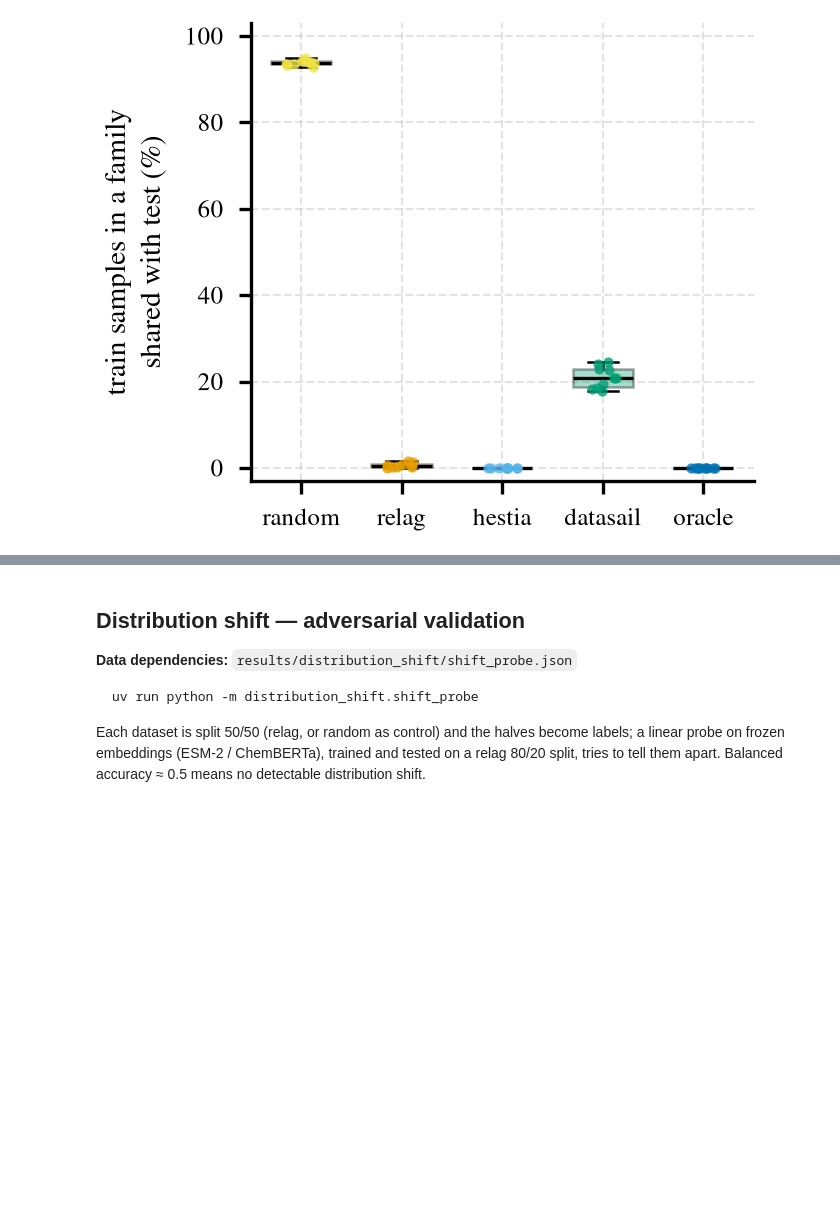
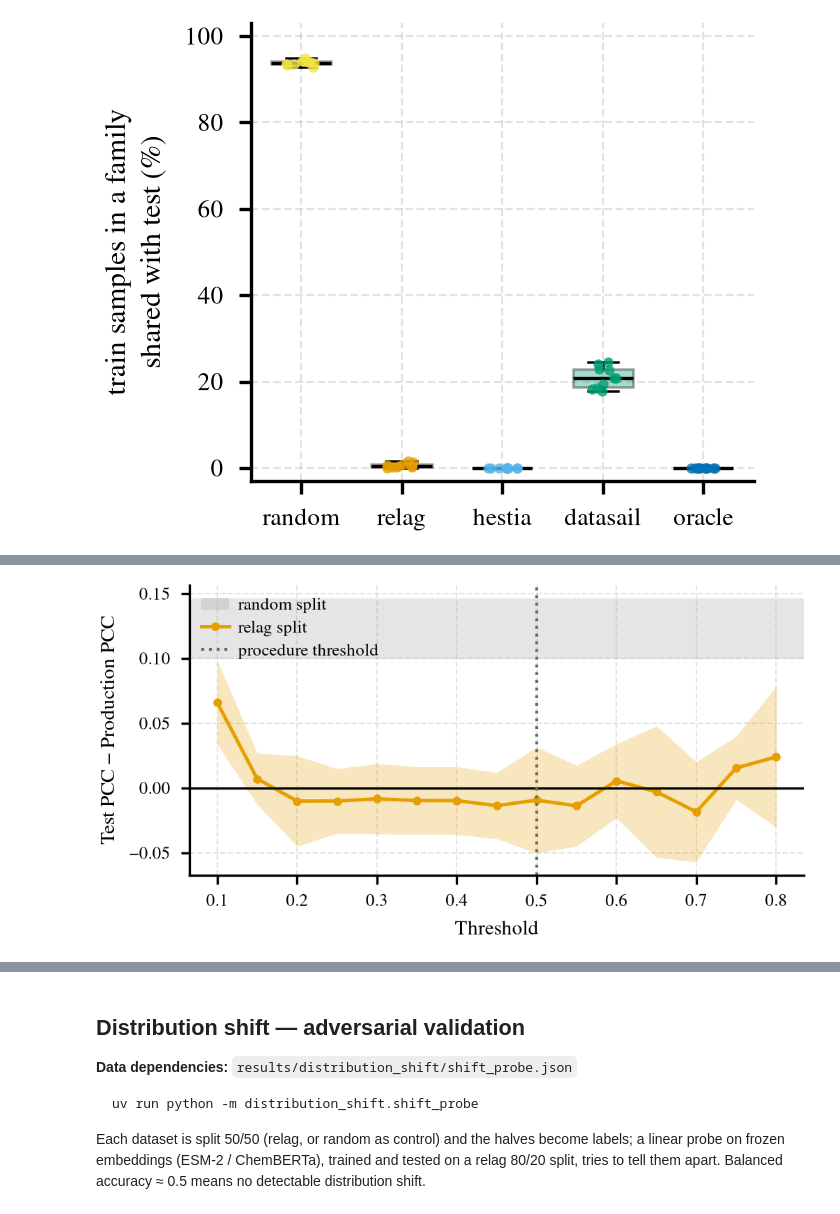
Before and after one commit to anthol42/relag-paper, a Jupyter notebook: notebooks/comparison_figures.ipynb, the cells around one changed output, grey strips where cells are left out. Cells and saved outputs as stored; diff of their text form; code cells hidden in the pictures; blank space fills up the shorter version.

```diff
--- a/notebooks/comparison_figures.ipynb
+++ b/notebooks/comparison_figures.ipynb
@@ -1389,0 +1400,40 @@ relag               0.97               0.9              0.9
+# %%
+# ---- Oracle threshold: test - production gap vs threshold ------------------------
+# Line + band = mean ± std over repeats of relag splits; gray band = random split.
+# Triangles = oracle threshold of each repeat (min |delta|); dotted = procedure's tau.
+
+with open(Path("..") / "results" / "synthetic" / "oracle_threshold.json") as f:
+    oracle = json.load(f)
+
+def plot_oracle_threshold():
+    thresholds = np.array(oracle["settings"]["thresholds"])
+    deltas = np.array([[t.get("delta", np.nan) for t in r["relag"]] for r in oracle["records"]])
+    random = np.array([r["random"]["delta"] for r in oracle["records"]])
+    oracle_tau = thresholds[np.nanargmin(np.abs(deltas), axis=1)]
+
+    fig, ax = plt.subplots(figsize=(FIG_W * 1.5, FIG_H))
+    ax.axhspan(random.mean() - random.std(ddof=1), random.mean() + random.std(ddof=1),
+               color="darkgray", alpha=0.3, linewidth=0, label="random split")
+    mean, std = np.nanmean(deltas, 0), np.nanstd(deltas, 0, ddof=1)
+    ax.fill_between(thresholds, mean - std, mean + std, color=METHOD_COLOR["refnd"],
+                    alpha=0.25, linewidth=0)
+    ax.plot(thresholds, mean, marker="o", ms=3, lw=1.2, color=METHOD_COLOR["refnd"],
+            label="relag split")
+    ax.axhline(0, lw=0.8, color="black")
+    ax.axvline(oracle["settings"]["procedure_tau"], ls=":", lw=1, color="dimgray",
+               label="procedure threshold")
+    values, counts = np.unique(oracle_tau, return_counts=True)
+    # ax.scatter(values, np.full(len(values), ax.get_ylim()[1]), s=12 * counts, marker="v",
+    #            color="black", clip_on=False, zorder=4, label="oracle threshold")
+    ax.set_xlabel("Threshold", fontsize=7)
+    ax.set_ylabel("Test PCC − Production PCC", fontsize=7)
+    ax.tick_params(labelsize=6)
+    ax.legend(fontsize=6, loc="upper left")
+    fig.tight_layout()
+    return fig
+
+fig = plot_oracle_threshold()
+plt.show()
+save_fig(fig, "oracle_threshold")
+# %% [output]
+[figure, added]
```
Also changed, not shown: parts of 9 cells of this notebook, 13 other files.
